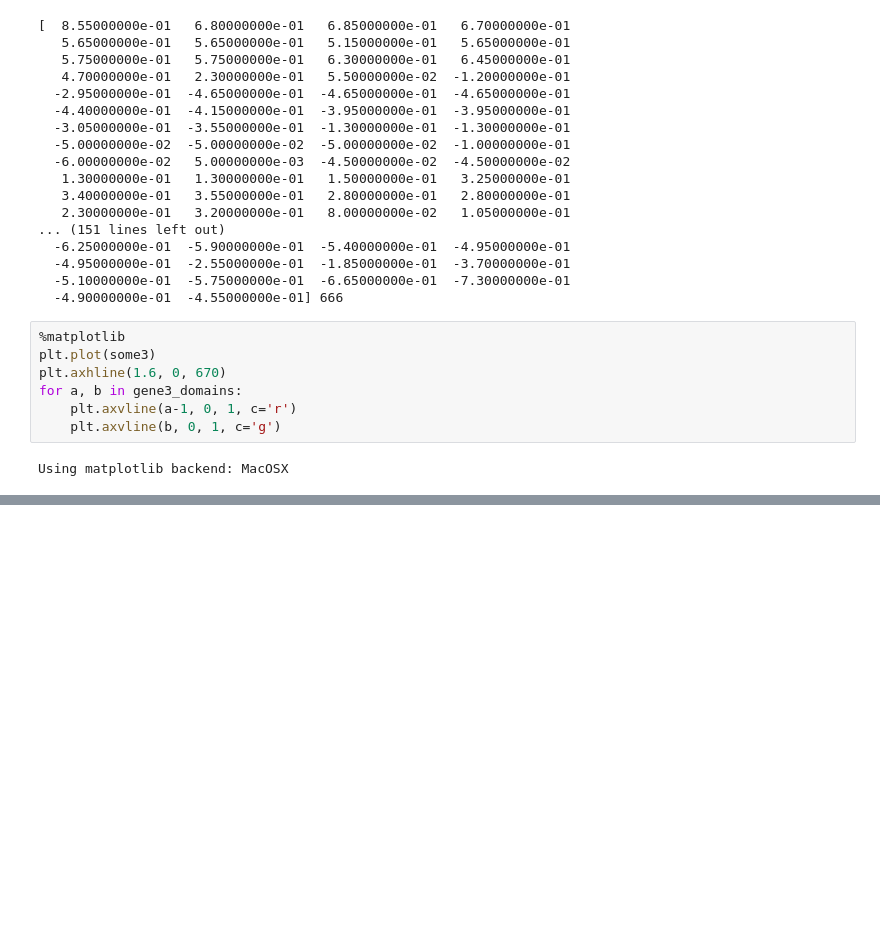
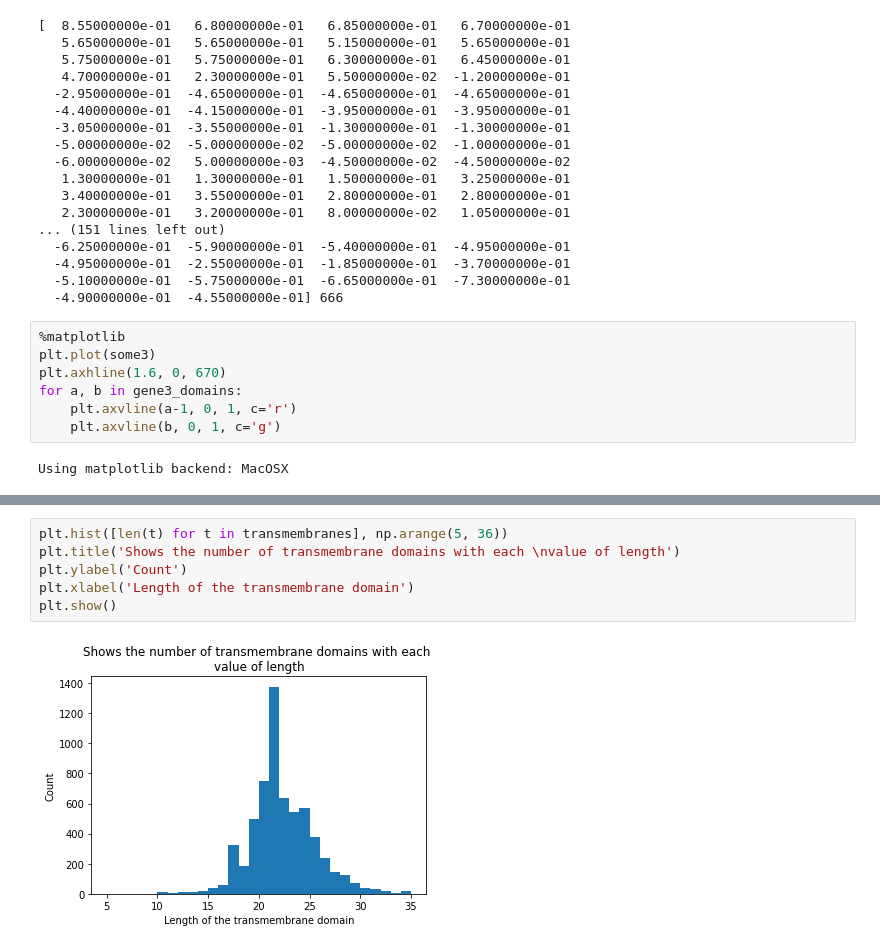
Before and after one commit to PasinduT/CS325, a Jupyter notebook: Testing2.ipynb, the cells around one changed output, grey strips where cells are left out. Saved outputs shown, nothing was run; the diff lists cells and outputs as text; blank space fills up the shorter version.

```diff
--- a/Testing2.ipynb
+++ b/Testing2.ipynb
@@ -399,0 +524,8 @@ import pprint
+# %%
+plt.hist([len(t) for t in transmembranes], np.arange(5, 36))
+plt.title('Shows the number of transmembrane domains with each \nvalue of length')
+plt.ylabel('Count')
+plt.xlabel('Length of the transmembrane domain')
+plt.show()
+# %% [output]
+[figure, added]
```
Also changed, not shown: parts of 15 cells of this notebook, 2 other files.
